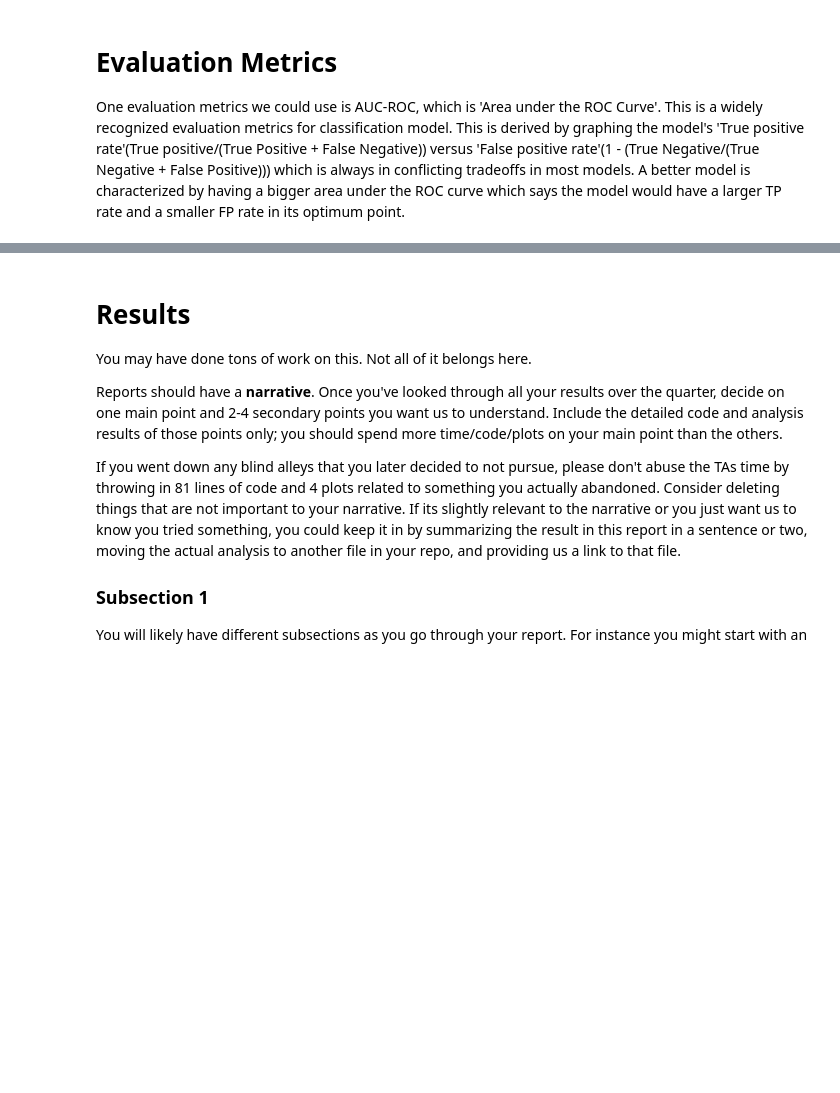
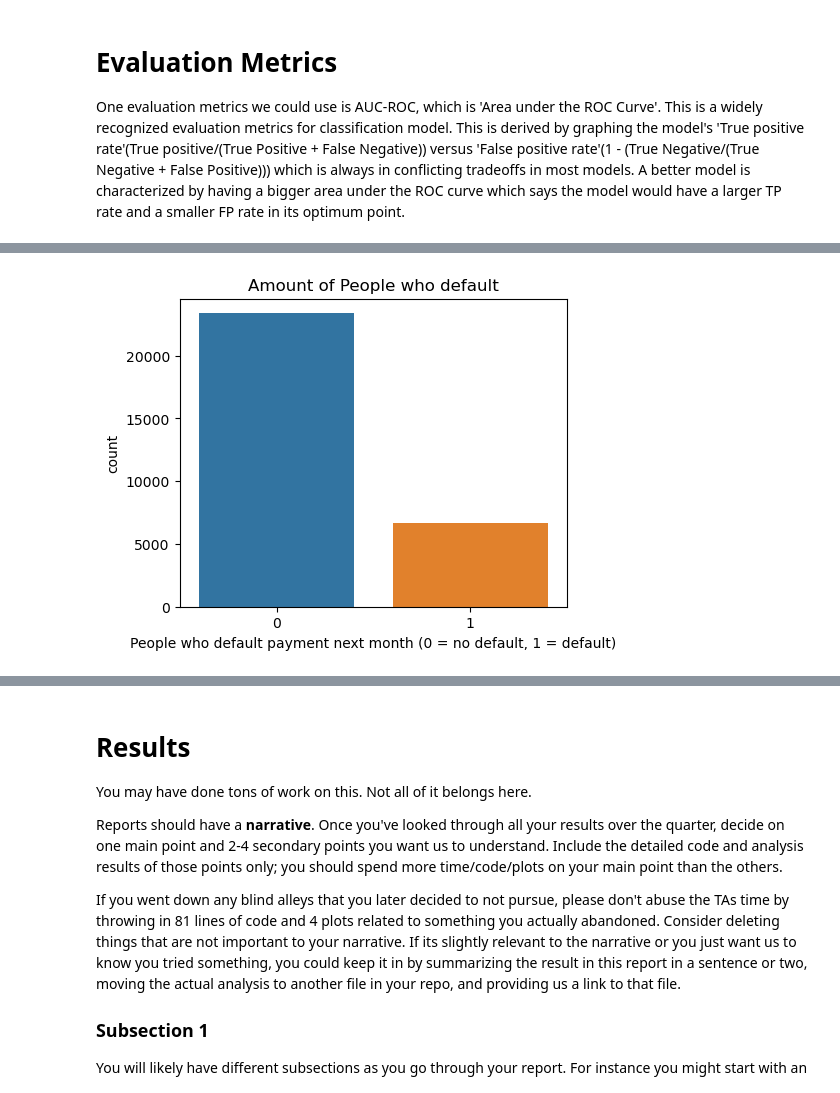
Before and after one commit to COGS118A/Group026-SP23, a Jupyter notebook: FinalProject_Group026-SP23.ipynb, the cells around one changed output, grey strips where cells are left out. Drawn from its saved outputs; the diff is of its cells as text; code cells hidden in the pictures; blank space fills up the shorter version.

```diff
--- a/FinalProject_Group026-SP23.ipynb
+++ b/FinalProject_Group026-SP23.ipynb
@@ -50,0 +73,4 @@ One evaluation metrics we could use is AUC-ROC, which is 'Area under the ROC Cur
+# %%
+file = 'clients_dataset.csv'
+df = pd.read_csv(file)
+df
@@ -50,0 +91,15 @@ One evaluation metrics we could use is AUC-ROC, which is 'Area under the ROC Cur
+# %%
+print("Unique values in EDUCATION column:", df["EDUCATION"].unique())
+print("Unique values in MARRIAGE column:", df["MARRIAGE"].unique())
+
+valid_education_val = [1, 2, 3, 4]
+df["EDUCATION"] = df["EDUCATION"].replace([value for value in df["EDUCATION"] if value not in valid_education_val], 4)
+
+valid_marriage_val = [1, 2, 3]
+df["MARRIAGE"] = df["MARRIAGE"].replace([value for value in df["MARRIAGE"] if value not in valid_marriage_val], 3)
+
+print("\nResults:")
+print("Unique values in EDUCATION column:", df["EDUCATION"].unique())
+print("Unique values in MARRIAGE column:", df["MARRIAGE"].unique())
+
+df.columns
@@ -50,0 +134,7 @@ One evaluation metrics we could use is AUC-ROC, which is 'Area under the ROC Cur
+# %%
+fig, ax = plt.subplots(figsize=(5, 4))
+sns.countplot(data=df, x='default payment next month', ax=ax)
+ax.set_title('Amount of People who default')
+ax.set_xlabel("People who default payment next month (0 = no default, 1 = default)");
+# %% [output]
+[figure, added]
```
Also changed, not shown: parts of 12 cells of this notebook.
